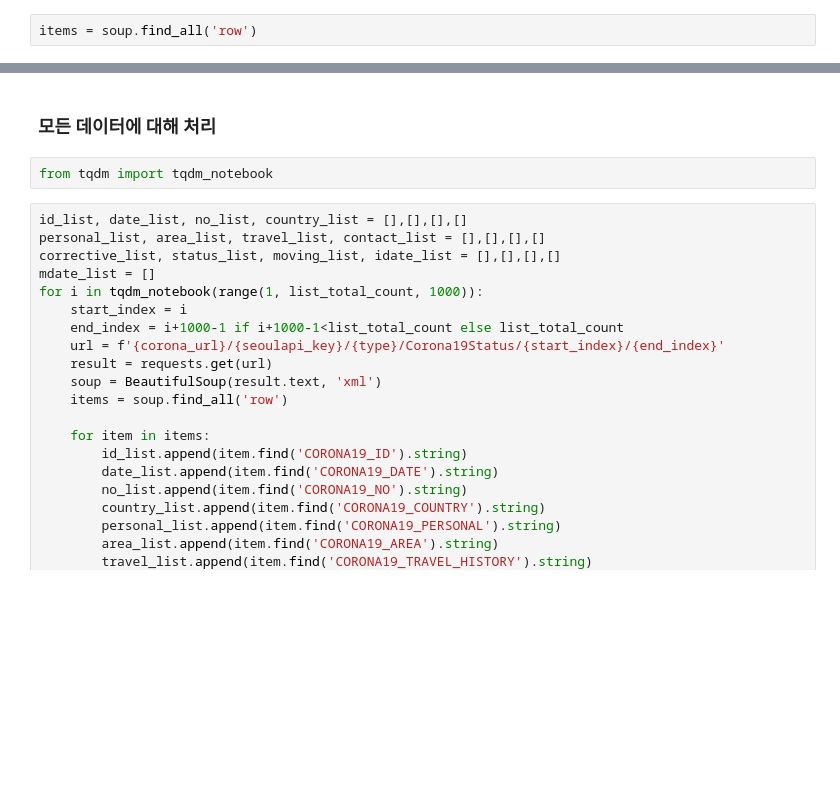
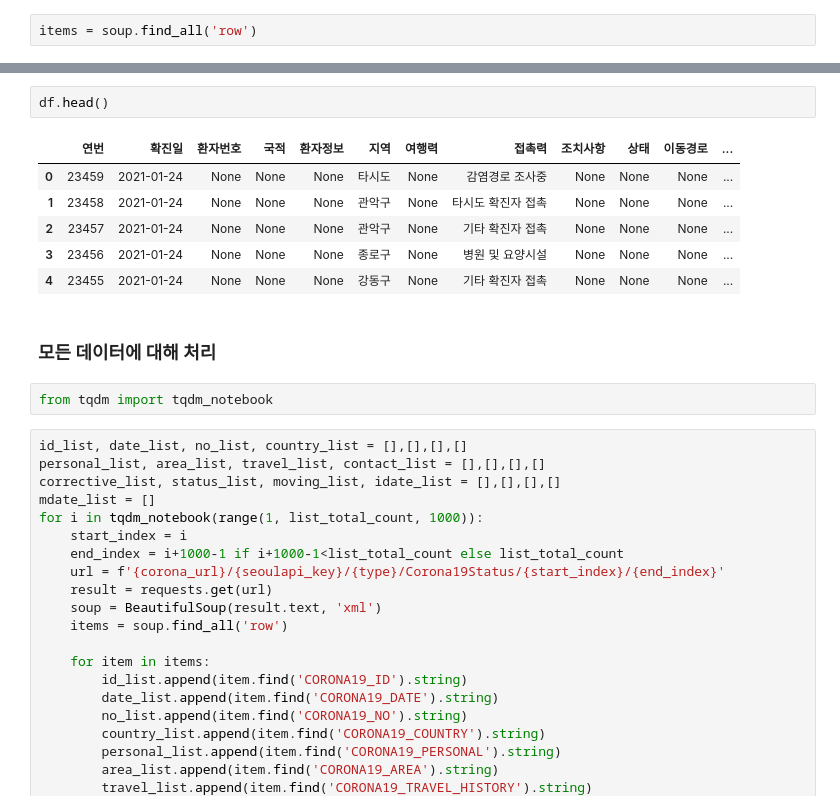
Before and after one commit to ckiekim/Python-flask-web-2020, a Jupyter notebook: 04.MachineLearning/bp2_covid/Seoul.ipynb, the cells around one changed output, grey strips where cells are left out. Drawn from its saved outputs; the diff is of its cells as text; blank space fills up the shorter version.

```diff
--- a/04.MachineLearning/bp2_covid/Seoul.ipynb
+++ b/04.MachineLearning/bp2_covid/Seoul.ipynb
@@ -68,3 +68,12 @@ df.tail()
+# %%
+df.head()
+# %% [output]
+|  | 연번 | 확진일 | 환자번호 | 국적 | 환자정보 | 지역 | 여행력 | 접촉력 | 조치사항 | 상태 | 이동경로 | ... |
+| 0 | 23459 | 2021-01-24 | None | None | None | 타시도 | None | 감염경로 조사중 | None | None | None | ... |
+| 1 | 23458 | 2021-01-24 | None | None | None | 관악구 | None | 타시도 확진자 접촉 | None | None | None | ... |
+| 2 | 23457 | 2021-01-24 | None | None | None | 관악구 | None | 기타 확진자 접촉 | None | None | None | ... |
+| 3 | 23456 | 2021-01-24 | None | None | None | 종로구 | None | 병원 및 요양시설 | None | None | None | ... |
+| 4 | 23455 | 2021-01-24 | None | None | None | 강동구 | None | 기타 확진자 접촉 | None | None | None | ... |
 # %% [markdown]
 ### 모든 데이터에 대해 처리
 # %%
```
Also changed, not shown: parts of 18 cells of this notebook, 4 other files.
